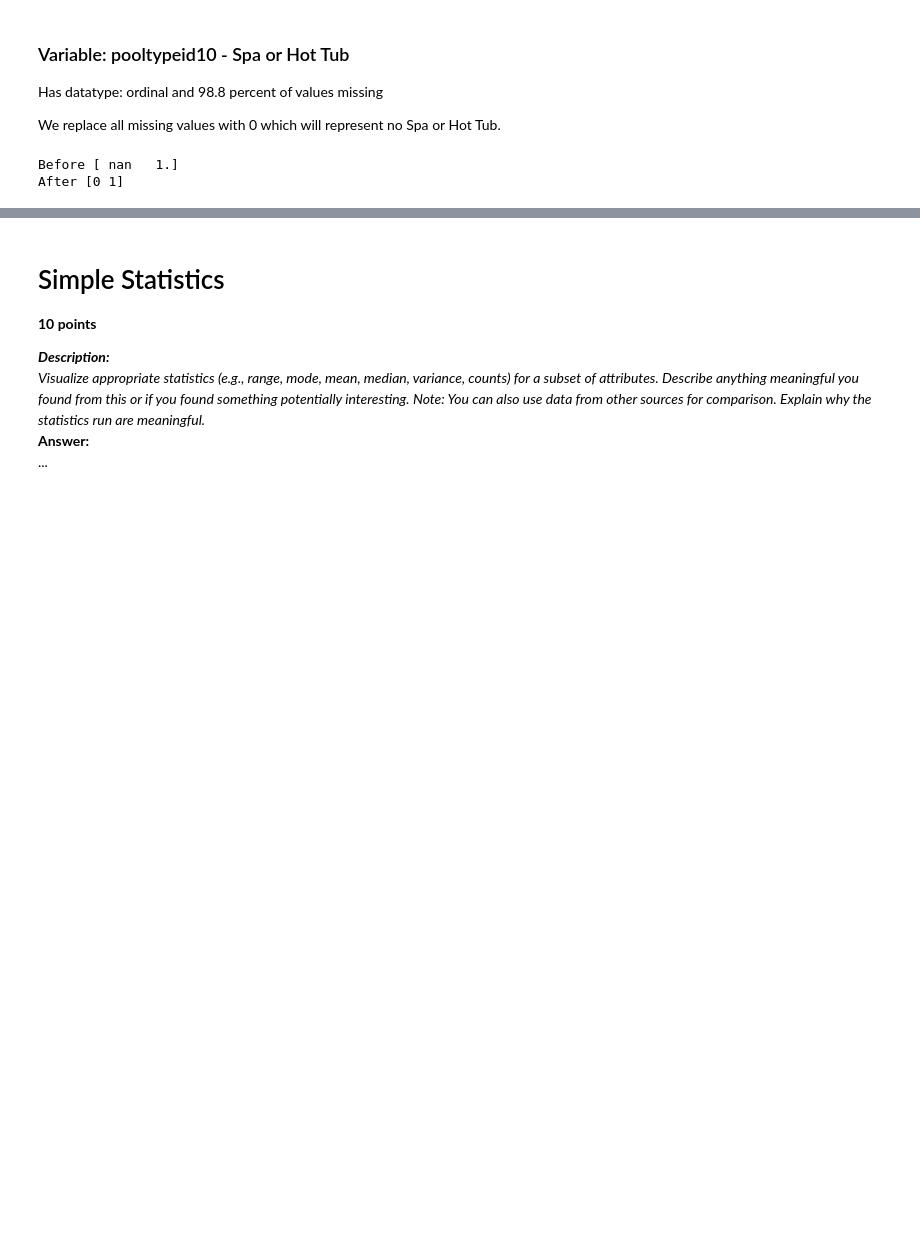
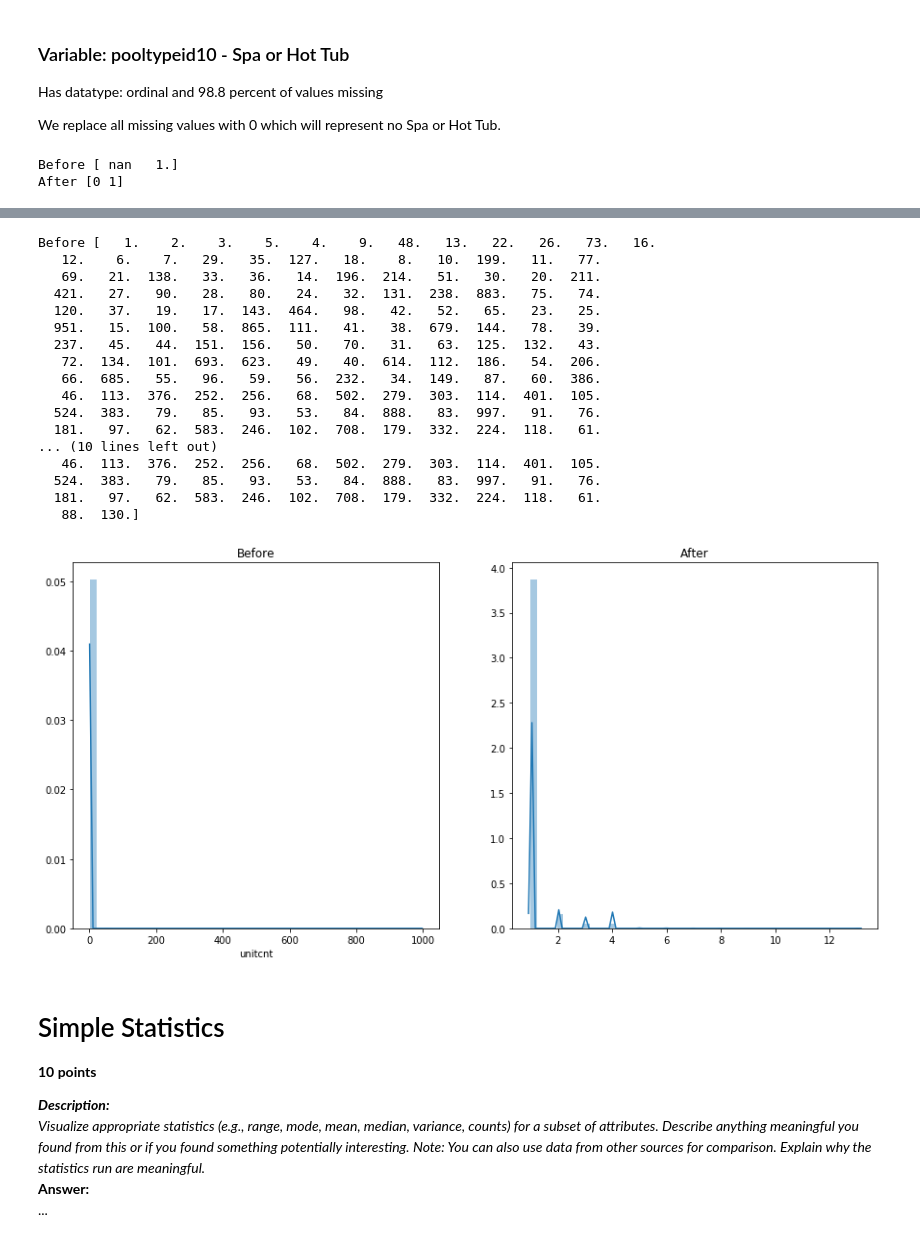
Before and after one commit to post2web/data_mining_group_project, a Jupyter notebook: notebooks/ivelin.ipynb, the cells around one changed output, grey strips where cells are left out. Saved outputs shown, nothing was run; the diff lists cells and outputs as text; code cells hidden in the pictures; blank space fills up the shorter version.

```diff
--- a/notebooks/ivelin.ipynb
+++ b/notebooks/ivelin.ipynb
@@ -374,0 +527,5 @@ After [0 1]
+# %%
+print('Before', data['landtaxvaluedollarcnt'].unique())
+medLand = np.nanmedian(data['landtaxvaluedollarcnt'])
+data['landtaxvaluedollarcnt'] = data['landtaxvaluedollarcnt'].fillna(medLand)
+print('After', data['landtaxvaluedollarcnt'].unique())
@@ -374,0 +543,5 @@ After [0 1]
+# %%
+print('Before', data['taxamount'].unique())
+medTax = np.nanmedian(data['taxamount'])
+data['taxamount'] = data['taxamount'].fillna(medTax)
+print('After', data['taxamount'].unique())
@@ -374,0 +557,4 @@ After [0 1]
+# %%
+print('Before', data['taxdelinquencyflag'].unique())
+data['taxdelinquencyflag'] = data['taxdelinquencyflag'].fillna(0).replace('Y', 1).astype(np.int32)
+print('After', data['taxdelinquencyflag'].unique())
@@ -374,0 +570,4 @@ After [0 1]
+# %%
+print('Before', data['taxdelinquencyyear'].unique())
+data['taxdelinquencyyear'] = data['taxdelinquencyyear'].fillna(0)
+print('After', data['taxdelinquencyyear'].unique())
@@ -375,3 +598,35 @@ After [0 1]
+# %%
+print('Before', data['unitcnt'].unique())
+data['unitcnt'] = data['unitcnt'].fillna(1)
+print('Before', data['unitcnt'].unique())
+
+# check for outliers
+f, ax = plt.subplots(nrows=1, ncols=2, figsize=[15, 7])
+sns.distplot(data['unitcnt'], ax=ax[0]).set_title('Before');
+
+max_value = data['unitcnt'].mean() + data['unitcnt'].std() * 6
+data.loc[data['unitcnt'] > max_value, 'unitcnt'] = max_value
+
+sns.distplot(data['unitcnt'].values, ax=ax[1]).set_title('After');
+# %% [output]
+Before [   1.    2.    3.    5.    4.    9.   48.   13.   22.   26.   73.   16.
+   12.    6.    7.   29.   35.  127.   18.    8.   10.  199.   11.   77.
+   69.   21.  138.   33.   36.   14.  196.  214.   51.   30.   20.  211.
+  421.   27.   90.   28.   80.   24.   32.  131.  238.  883.   75.   74.
+  120.   37.   19.   17.  143.  464.   98.   42.   52.   65.   23.   25.
+  951.   15.  100.   58.  865.  111.   41.   38.  679.  144.   78.   39.
+  237.   45.   44.  151.  156.   50.   70.   31.   63.  125.  132.   43.
+   72.  134.  101.  693.  623.   49.   40.  614.  112.  186.   54.  206.
+   66.  685.   55.   96.   59.   56.  232.   34.  149.   87.   60.  386.
+   46.  113.  376.  252.  256.   68.  502.  279.  303.  114.  401.  105.
+  524.  383.   79.   85.   93.   53.   84.  888.   83.  997.   91.   76.
+  181.   97.   62.  583.  246.  102.  708.  179.  332.  224.  118.   61.
+... (10 lines left out)
+   46.  113.  376.  252.  256.   68.  502.  279.  303.  114.  401.  105.
+  524.  383.   79.   85.   93.   53.   84.  888.   83.  997.   91.   76.
+  181.   97.   62.  583.  246.  102.  708.  179.  332.  224.  118.   61.
+   88.  130.]
+[figure, added]
 # %% [markdown]
 # Simple Statistics
 <b>10 points</b>
```
Also changed, not shown: parts of 27 cells of this notebook, 1 other file.
